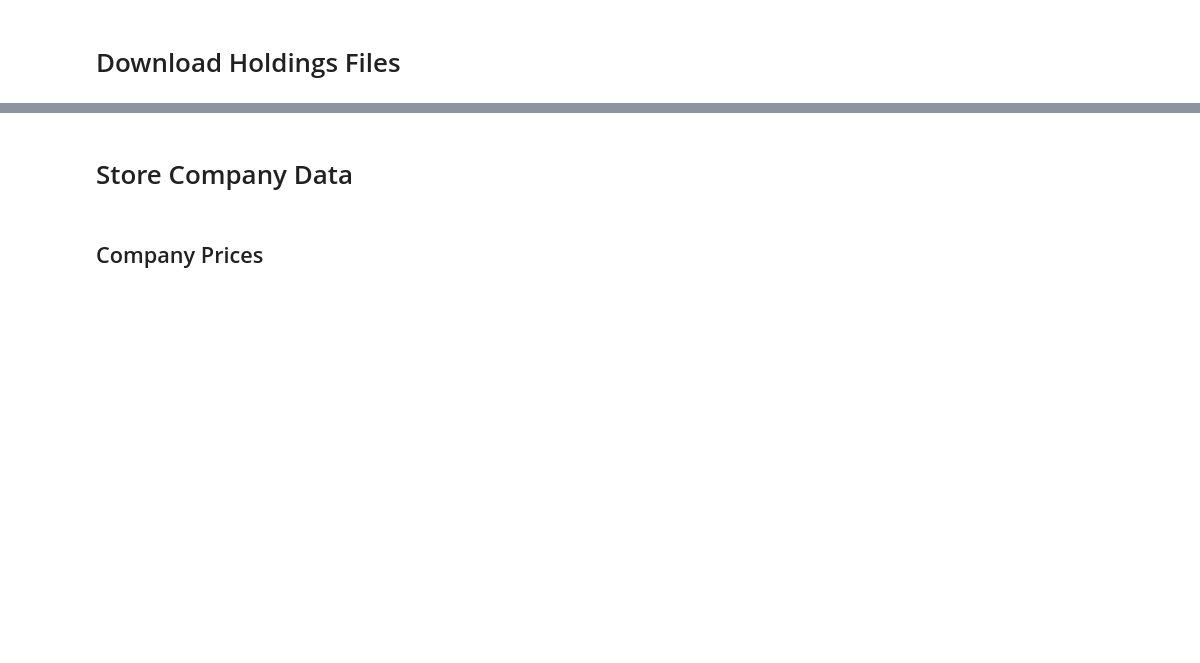
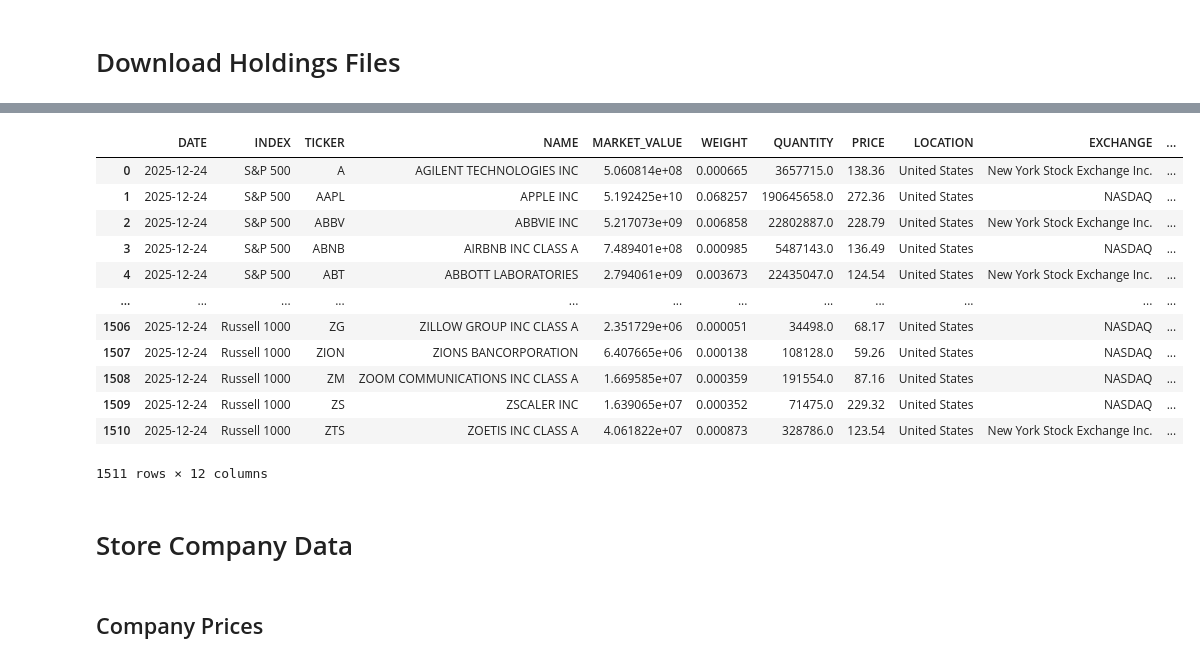
Before and after one commit to Code-And-Capital/finance, a Jupyter notebook: notebooks/pull_data.ipynb, the cells around one changed output, grey strips where cells are left out. Drawn from its saved outputs; the diff is of its cells as text; code cells hidden in the pictures; blank space fills up the shorter version.

```diff
--- a/notebooks/pull_data.ipynb
+++ b/notebooks/pull_data.ipynb
@@ -78,3 +56,25 @@ sql_utils.write_sql_table(
+# %%
+all_indices = holdings.get_index_holdings(
+    # indices=['S&P 500'],
+    tickers=None,
+    start_date="2025-12-24",
+)
+
+all_indices
+# %% [output]
+|  | DATE | INDEX | TICKER | NAME | MARKET_VALUE | WEIGHT | QUANTITY | PRICE | LOCATION | EXCHANGE | ... |
+| 0 | 2025-12-24 | S&P 500 | A | AGILENT TECHNOLOGIES INC | 5.060814e+08 | 0.000665 | 3657715.0 | 138.36 | United States | New York Stock Exchange Inc. | ... |
+| 1 | 2025-12-24 | S&P 500 | AAPL | APPLE INC | 5.192425e+10 | 0.068257 | 190645658.0 | 272.36 | United States | NASDAQ | ... |
+| 2 | 2025-12-24 | S&P 500 | ABBV | ABBVIE INC | 5.217073e+09 | 0.006858 | 22802887.0 | 228.79 | United States | New York Stock Exchange Inc. | ... |
+| 3 | 2025-12-24 | S&P 500 | ABNB | AIRBNB INC CLASS A | 7.489401e+08 | 0.000985 | 5487143.0 | 136.49 | United States | NASDAQ | ... |
+| 4 | 2025-12-24 | S&P 500 | ABT | ABBOTT LABORATORIES | 2.794061e+09 | 0.003673 | 22435047.0 | 124.54 | United States | New York Stock Exchange Inc. | ... |
+| ... | ... | ... | ... | ... | ... | ... | ... | ... | ... | ... | ... |
+| 1506 | 2025-12-24 | Russell 1000 | ZG | ZILLOW GROUP INC CLASS A | 2.351729e+06 | 0.000051 | 34498.0 | 68.17 | United States | NASDAQ | ... |
+| 1507 | 2025-12-24 | Russell 1000 | ZION | ZIONS BANCORPORATION | 6.407665e+06 | 0.000138 | 108128.0 | 59.26 | United States | NASDAQ | ... |
+| 1508 | 2025-12-24 | Russell 1000 | ZM | ZOOM COMMUNICATIONS INC CLASS A | 1.669585e+07 | 0.000359 | 191554.0 | 87.16 | United States | NASDAQ | ... |
+| 1509 | 2025-12-24 | Russell 1000 | ZS | ZSCALER INC | 1.639065e+07 | 0.000352 | 71475.0 | 229.32 | United States | NASDAQ | ... |
+| 1510 | 2025-12-24 | Russell 1000 | ZTS | ZOETIS INC CLASS A | 4.061822e+07 | 0.000873 | 328786.0 | 123.54 | United States | New York Stock Exchange Inc. | ... |
+1511 rows × 12 columns
 # %%
 # sql_utils.delete_sql_rows(
 #     database_name="CODE_CAPITAL",
```
Also changed, not shown: parts of 21 cells of this notebook, 16 other files.
